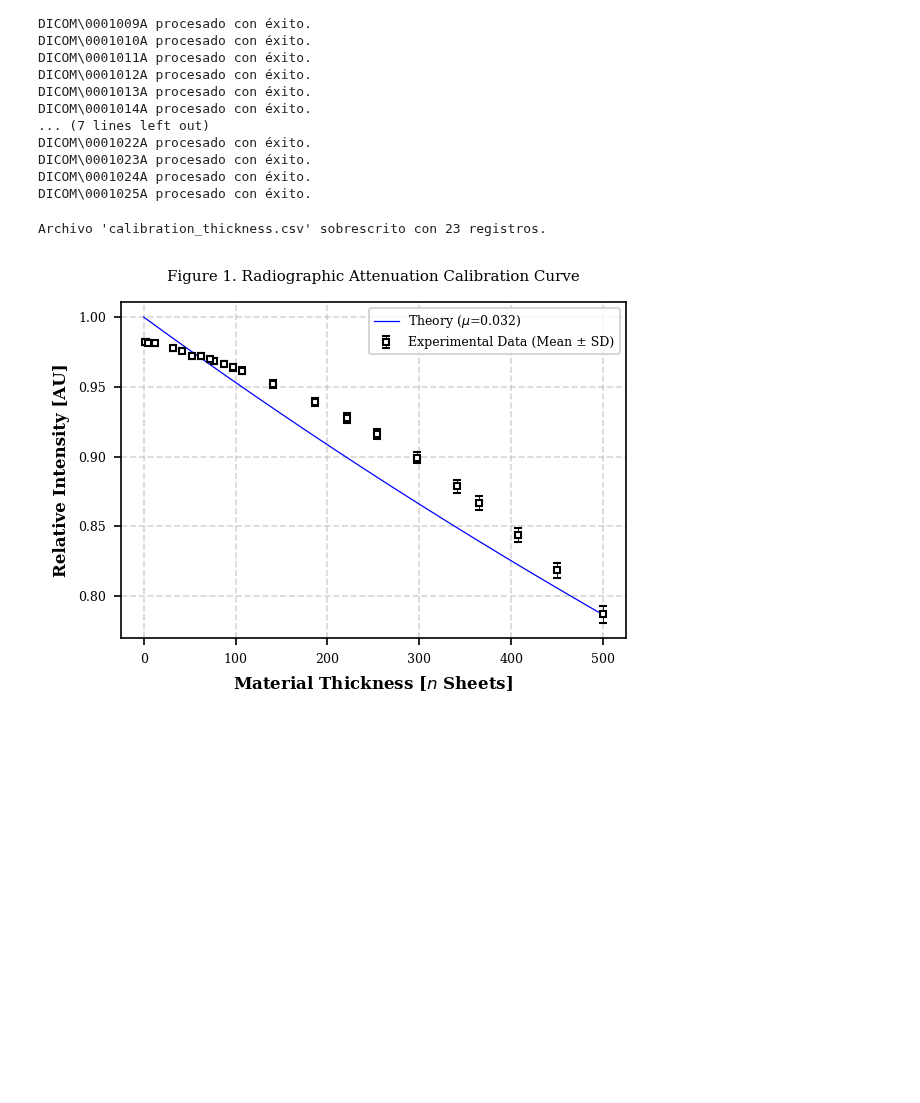
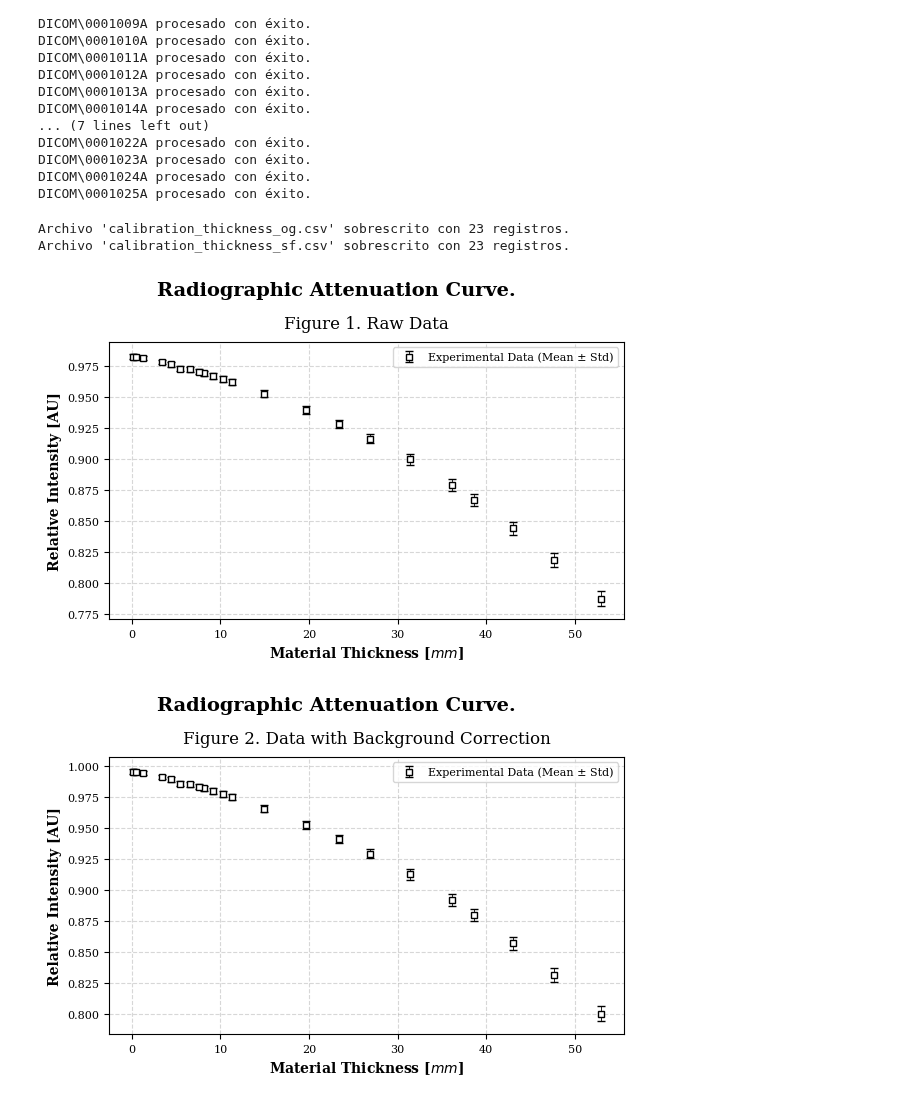
Before and after one commit to JustaPurpleWolf/Undergraduate-Physics-Methods, a Jupyter notebook: Modern Physics/Radiography/radiography_analysis.ipynb, the cells around one changed output. Saved outputs shown, nothing was run; the diff lists cells and outputs as text; code cells hidden in the pictures; blank space fills up the shorter version.

```diff
--- a/Modern Physics/Radiography/radiography_analysis.ipynb
+++ b/Modern Physics/Radiography/radiography_analysis.ipynb
@@ -48,5 +47,19 @@ dataset = { # 'nombre_del_archivo': cantidad_de_hojas
     '0001024A': 1,
     '0001025A': 5,
 }
-unit_thickness = 0.015 # mm por hoja
-historial = []
+unit_thickness = 0.1058 # mm por hoja
+paper_density = 75E-4 #g/cm^2
+aluminum_density = 2.7 #g/cm^3
+
+mu_H = 3.458E-01 #cm^2/g
+mu_C = 2.076E-01
+mu_O = 2.585E-01
+mu_Ca = 1.830E00
+
+mu_rho = 0.50*mu_O+0.40*mu_C+0.5*mu_H+0.05*mu_Ca
+mu = mu_rho*paper_density
+print(f'MU in Paper Sheets: {mu}')
+
+mu_Al = 5.685E-01
+mu_al = mu_Al*aluminum_density*1E-01 # mm^-1
+print(f'MU in Aluminum Plate: {mu_al}')
@@ -89,6 +117,8 @@ DICOM\0001023A procesado con éxito.
 DICOM\0001024A procesado con éxito.
 DICOM\0001025A procesado con éxito.
 # %%
-dicom.save_to_csv(historial, overwrite = True)
+dicom.save_to_csv(historial_og,filename="calibration_thickness_og.csv", overwrite = True)
+dicom.save_to_csv(historial_sf,filename="calibration_thickness_sf.csv", overwrite = True)
 # %% [output]
-Archivo 'calibration_thickness.csv' sobrescrito con 23 registros.
+Archivo 'calibration_thickness_og.csv' sobrescrito con 23 registros.
+Archivo 'calibration_thickness_sf.csv' sobrescrito con 23 registros.
@@ -95,4 +131,8 @@ Archivo 'calibration_thickness.csv' sobrescrito con 23 registros.
 # %%
-plot_calibration('calibration_thickness.csv', unit_thickness, mu=0.032) # mm por hoja
+plot_calibration('calibration_thickness_og.csv', unit_thickness, mu=None, label = 'raw_data', figure = 1, caption = 'Raw Data')
+plot_calibration('calibration_thickness_sf.csv', unit_thickness, mu=None, label = 'no_bkg_data', figure = 2, caption = 'Data with Background Correction')
+plot_calibration('calibration_thickness_og.csv', unit_thickness, mu=mu, label = 'raw_fit', figure = 3, caption = 'Raw Data and Simulation')
+plot_calibration('calibration_thickness_sf.csv', unit_thickness, mu=mu, label = 'no_bkg_fit', figure = 4, caption = 'Data with Background Correction and Simulation')
 # %% [output]
-[figure, old version]
+[figure, new version]
+[figure, added]
```
Also changed, not shown: parts of 10 cells of this notebook, 45 other files.
